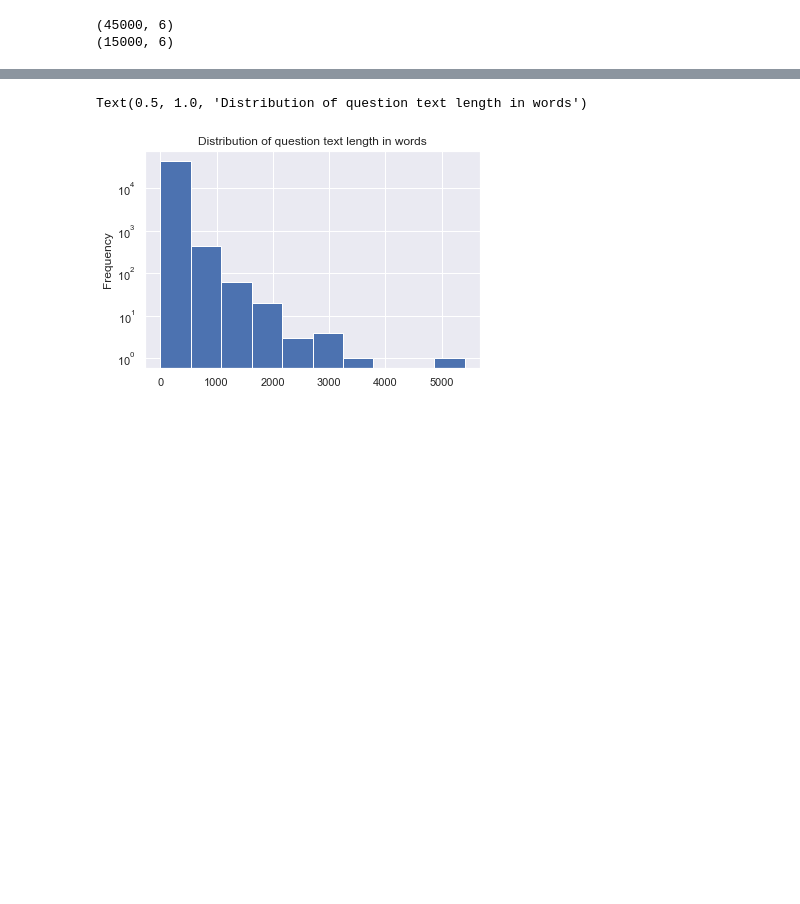
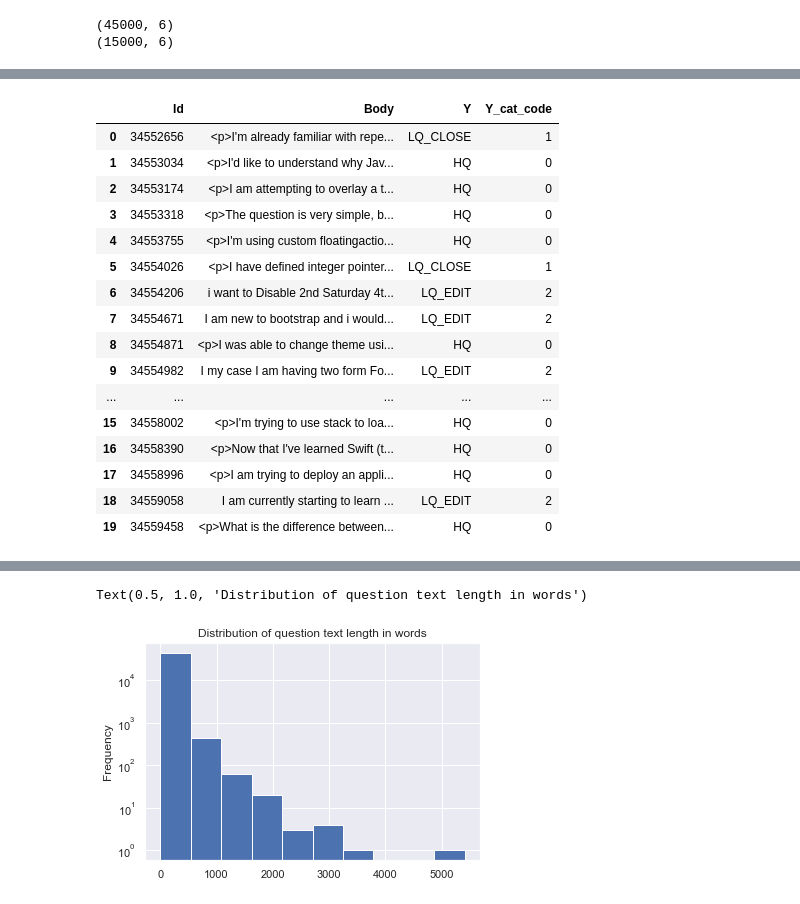
Before and after one commit to cindylay/cs159-final-proj, a Jupyter notebook: fine-tuning-bert-text-classification.ipynb, the cells around one changed output, grey strips where cells are left out. Cells and saved outputs as stored; diff of their text form; code cells hidden in the pictures; blank space fills up the shorter version.

```diff
--- a/fine-tuning-bert-text-classification.ipynb
+++ b/fine-tuning-bert-text-classification.ipynb
@@ -109,3 +107,5 @@ valid_df.head()
 | 2 | 34555135 | Pandas: read_html | <p>I'm trying to extract US state... | <python><pandas> | 2016-01-01 09:55:22 | HQ |
 | 3 | 34555448 | Reader Always gimme NULL | I'm so new to C#, I wanna make an... | <sql-server><c#-4.0> | 2016-01-01 10:43:45 | LQ_EDIT |
 | 4 | 34555752 | php rearrange array elements base... | basically i have this array:\r\n\... | <php> | 2016-01-01 11:34:09 | LQ_EDIT |
+# %%
+train_df = train_df.drop(columns=['Title', 'Tags', 'CreationDate'])
@@ -111,0 +114,26 @@ valid_df.head()
+# %%
+train_df.Y = pd.Categorical(train_df.Y)
+valid_df.Y = pd.Categorical(valid_df.Y)
+# %%
+train_df['Y_cat_code'] = train_df.Y.cat.codes
+valid_df['Y_cat_code'] = valid_df.Y.cat.codes
+# %%
+train_df.head(20)
+# %% [output]
+|  | Id | Body | Y | Y_cat_code |
+| 0 | 34552656 | <p>I'm already familiar with repe... | LQ_CLOSE | 1 |
+| 1 | 34553034 | <p>I'd like to understand why Jav... | HQ | 0 |
+| 2 | 34553174 | <p>I am attempting to overlay a t... | HQ | 0 |
+| 3 | 34553318 | <p>The question is very simple, b... | HQ | 0 |
+| 4 | 34553755 | <p>I'm using custom floatingactio... | HQ | 0 |
+| 5 | 34554026 | <p>I have defined integer pointer... | LQ_CLOSE | 1 |
+| 6 | 34554206 | i want to Disable 2nd Saturday 4t... | LQ_EDIT | 2 |
+| 7 | 34554671 | I am new to bootstrap and i would... | LQ_EDIT | 2 |
+| 8 | 34554871 | <p>I was able to change theme usi... | HQ | 0 |
+| 9 | 34554982 | I my case I am having two form Fo... | LQ_EDIT | 2 |
+| ... | ... | ... | ... | ... |
+| 15 | 34558002 | <p>I'm trying to use stack to loa... | HQ | 0 |
+| 16 | 34558390 | <p>Now that I've learned Swift (t... | HQ | 0 |
+| 17 | 34558996 | <p>I am trying to deploy an appli... | HQ | 0 |
+| 18 | 34559058 | I am currently starting to learn ... | LQ_EDIT | 2 |
+| 19 | 34559458 | <p>What is the difference between... | HQ | 0 |
```
Also changed, not shown: parts of 23 cells of this notebook.
